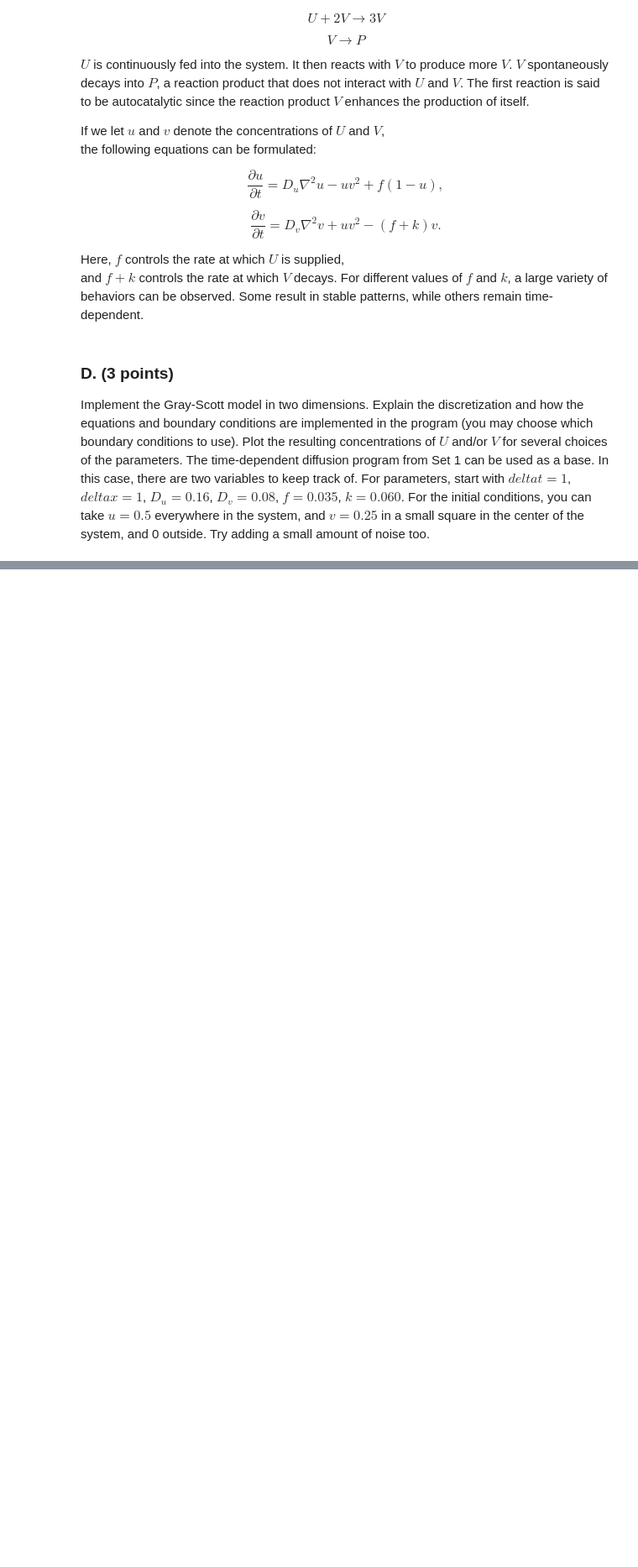
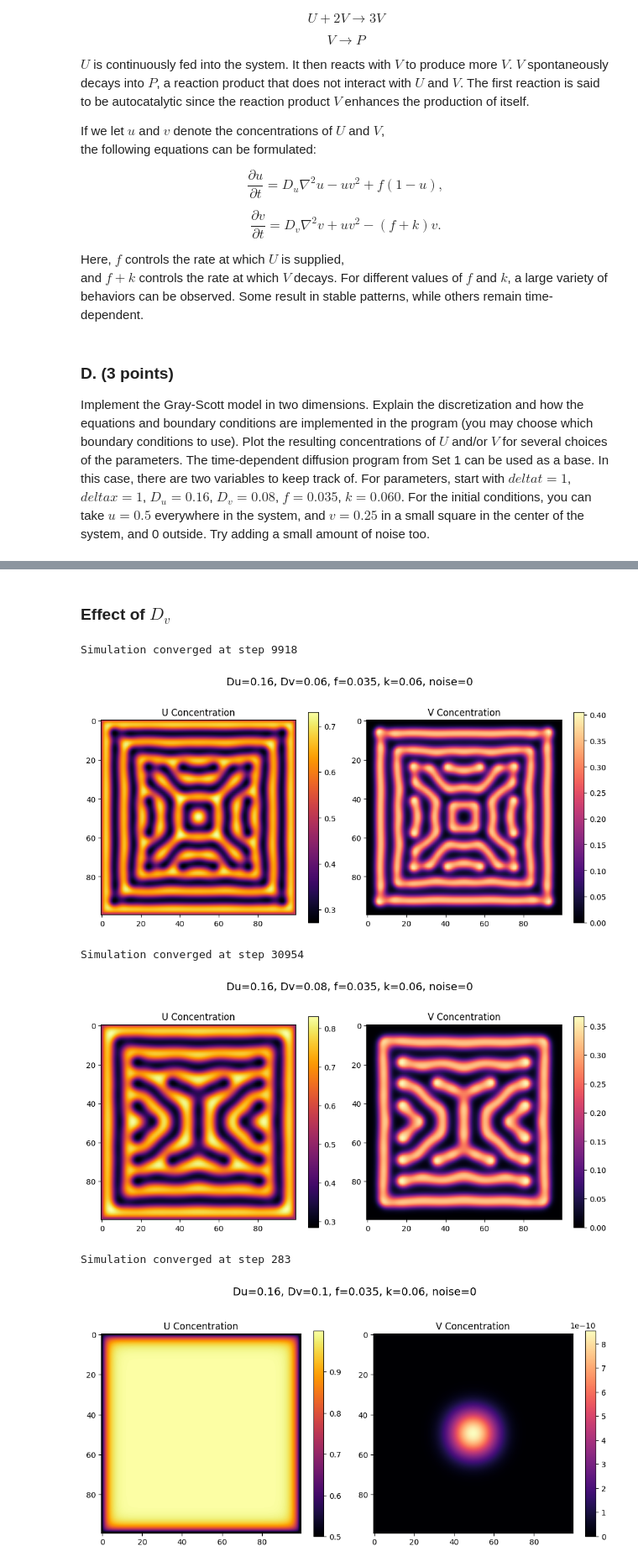
Before and after one commit to YuxinDong1010/ScientificComputingAssignment2, a Jupyter notebook: Set2.ipynb, the cells around one changed output, grey strips where cells are left out. Shown at 84% size. Saved outputs shown, nothing was run; the diff lists cells and outputs as text; code cells hidden in the pictures; blank space fills up the shorter version.

```diff
--- a/Set2.ipynb
+++ b/Set2.ipynb
@@ -342,0 +492,17 @@ Implement the Gray-Scott model in two dimensions.  Explain the discretization an
+# %% [markdown]
+### Effect of $D_v$
+# %%
+experiment_name = "Effect_of_Dv"
+dv_values = [0.06, 0.08, 0.10]
+
+for dv in dv_values:
+    params = {"Du": 0.16, "Dv": dv, "f": 0.035, "k": 0.06, "noise": 0}
+    U, V = gray_scott(**params)
+    plot_result(U, V, params, experiment_name)
+# %% [output]
+Simulation converged at step 9918
+[figure, added]
+Simulation converged at step 30954
+[figure, added]
+Simulation converged at step 283
+[figure, added]
```
Also changed, not shown: parts of 11 cells of this notebook, 3 other files.
